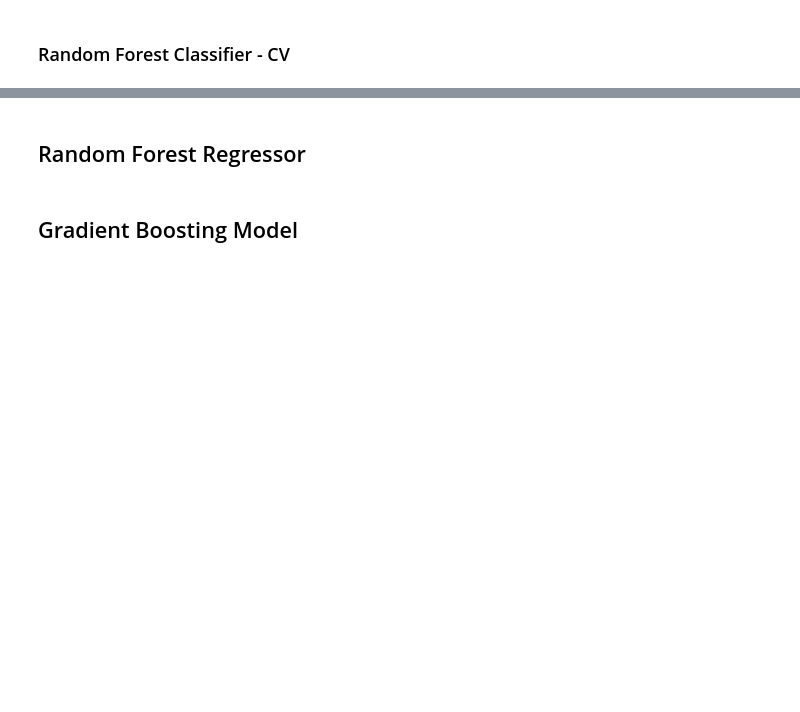
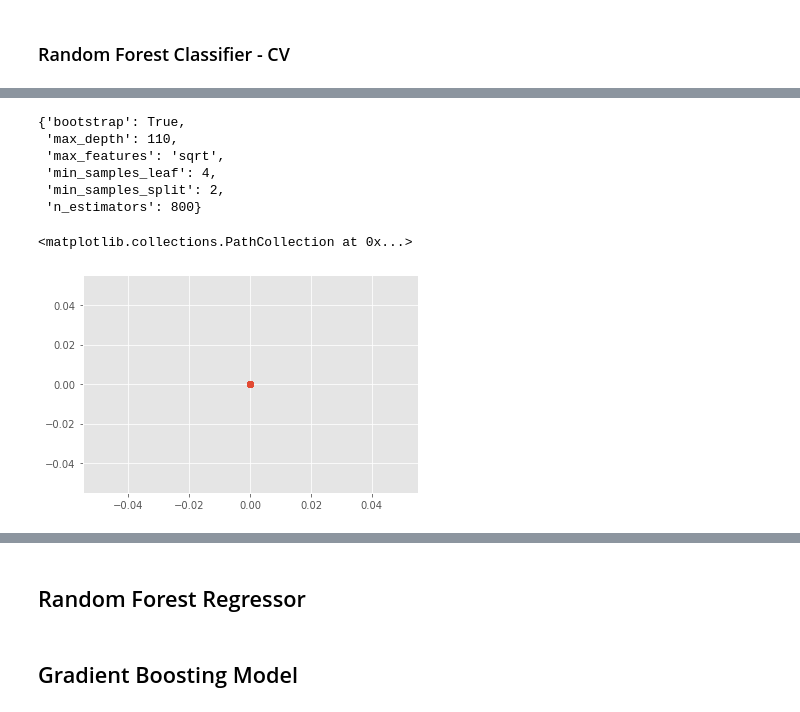
Before and after one commit to arcweld/DSI_Capstone_2, a Jupyter notebook: Capstone2.ipynb, the cells around one changed output, grey strips where cells are left out. Cells and saved outputs as stored; diff of their text form; code cells hidden in the pictures; blank space fills up the shorter version.

```diff
--- a/Capstone2.ipynb
+++ b/Capstone2.ipynb
@@ -536,0 +667,14 @@ plt.plot(clf.feature_importances_)
+# %%
+rf_mclf.best_params_
+# %% [output]
+{'bootstrap': True,
+ 'max_depth': 110,
+ 'max_features': 'sqrt',
+ 'min_samples_leaf': 4,
+ 'min_samples_split': 2,
+ 'n_estimators': 800}
+# %%
+plt.scatter(y_mclf[X['cycle']==100], y_pred[X['cycle']==100])
+# %% [output]
+<matplotlib.collections.PathCollection at 0x...>
+[figure, added]
```
Also changed, not shown: parts of 30 cells of this notebook.
